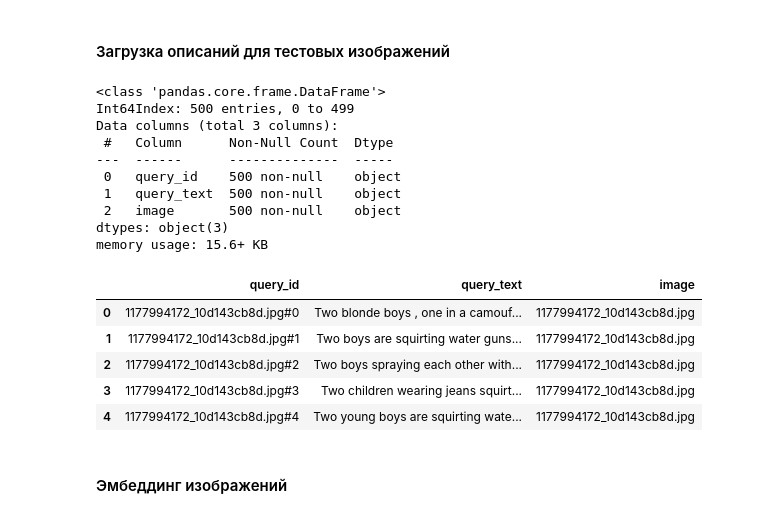
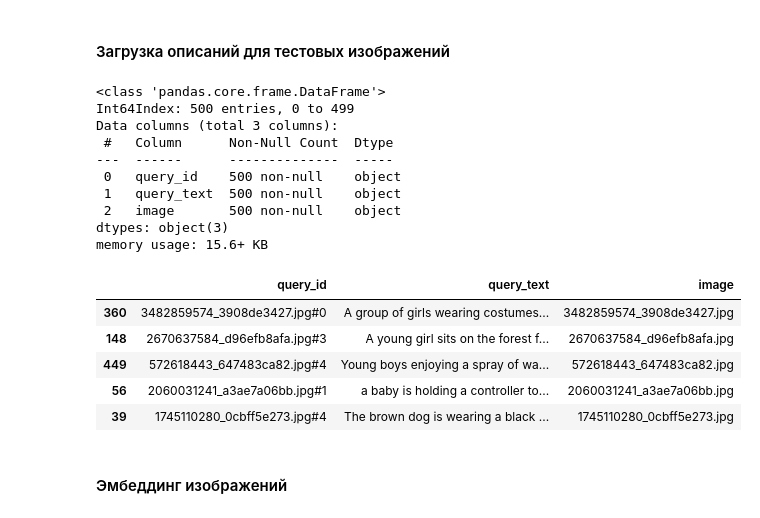
Before and after one commit to akrasnov87/project4, a Jupyter notebook: 7d06bc6b-1477-4e0b-b653-e8eb505aa175.ipynb, the cells around one changed output. Saved outputs shown, nothing was run; the diff lists cells and outputs as text; code cells hidden in the pictures.

```diff
--- a/7d06bc6b-1477-4e0b-b653-e8eb505aa175.ipynb
+++ b/7d06bc6b-1477-4e0b-b653-e8eb505aa175.ipynb
@@ -857,24 +1000,24 @@ memory usage: 928.0+ bytes
 # %%
 test_queries_csv = pd.read_csv(ROOT_FOLDER + '/to_upload/test_queries.csv', sep='|', index_col=0)
 test_queries_csv.info()
-test_queries_csv.head()
+test_queries_csv.sample(5)
 # %% [output]
 <class 'pandas.core.frame.DataFrame'>
 Int64Index: 500 entries, 0 to 499
 Data columns (total 3 columns):
  #   Column      Non-Null Count  Dtype
 ---  ------      --------------  -----
  0   query_id    500 non-null    object
  1   query_text  500 non-null    object
  2   image       500 non-null    object
 dtypes: object(3)
 memory usage: 15.6+ KB
 |  | query_id | query_text | image |
-| 0 | 1177994172_10d143cb8d.jpg#0 | Two blonde boys , one in a camouf... | 1177994172_10d143cb8d.jpg |
-| 1 | 1177994172_10d143cb8d.jpg#1 | Two boys are squirting water guns... | 1177994172_10d143cb8d.jpg |
-| 2 | 1177994172_10d143cb8d.jpg#2 | Two boys spraying each other with... | 1177994172_10d143cb8d.jpg |
-| 3 | 1177994172_10d143cb8d.jpg#3 | Two children wearing jeans squirt... | 1177994172_10d143cb8d.jpg |
-| 4 | 1177994172_10d143cb8d.jpg#4 | Two young boys are squirting wate... | 1177994172_10d143cb8d.jpg |
+| 360 | 3482859574_3908de3427.jpg#0 | A group of girls wearing costumes... | 3482859574_3908de3427.jpg |
+| 148 | 2670637584_d96efb8afa.jpg#3 | A young girl sits on the forest f... | 2670637584_d96efb8afa.jpg |
+| 449 | 572618443_647483ca82.jpg#4 | Young boys enjoying a spray of wa... | 572618443_647483ca82.jpg |
+| 56 | 2060031241_a3ae7a06bb.jpg#1 | a baby is holding a controller to... | 2060031241_a3ae7a06bb.jpg |
+| 39 | 1745110280_0cbff5e273.jpg#4 | The brown dog is wearing a black ... | 1745110280_0cbff5e273.jpg |
 # %% [markdown]
 #### Эмбеддинг изображений
 # %%
```
Also changed, not shown: parts of 64 cells of this notebook.
